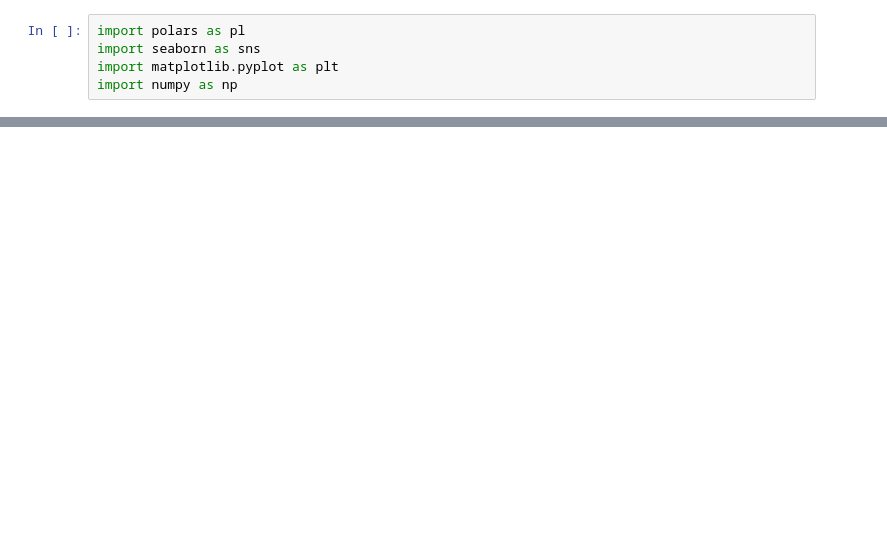
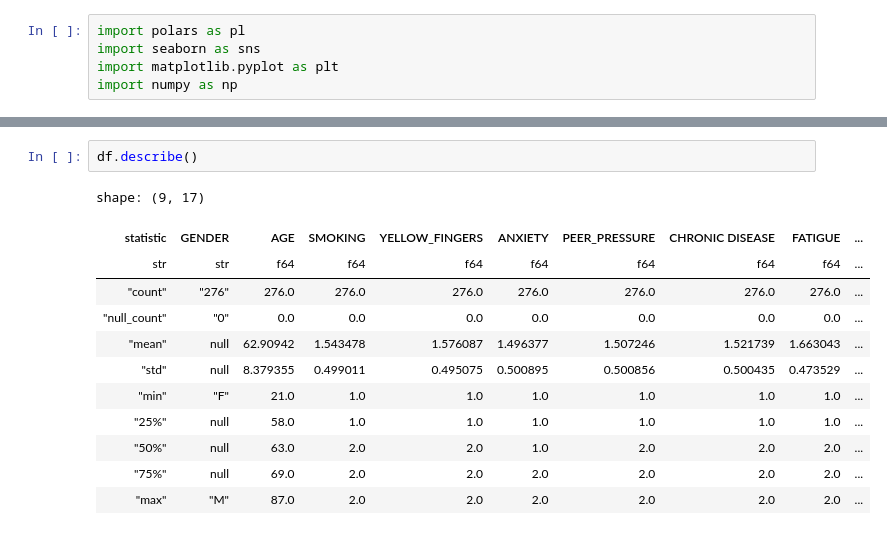
Before and after one commit to the-madhankumar/LungCancer, a Jupyter notebook: Code/main.ipynb, the cells around one changed output, grey strips where cells are left out. Saved outputs shown, nothing was run; the diff lists cells and outputs as text; blank space fills up the shorter version.

```diff
--- a/Code/main.ipynb
+++ b/Code/main.ipynb
@@ -17,0 +57,15 @@ shape: (5, 16)
+# %%
+df.describe()
+# %% [output]
+shape: (9, 17)
+| statistic | GENDER | AGE | SMOKING | YELLOW_FINGERS | ANXIETY | PEER_PRESSURE | CHRONIC DISEASE | FATIGUE | ... |
+| str | str | f64 | f64 | f64 | f64 | f64 | f64 | f64 | ... |
+| "count" | "276" | 276.0 | 276.0 | 276.0 | 276.0 | 276.0 | 276.0 | 276.0 | ... |
+| "null_count" | "0" | 0.0 | 0.0 | 0.0 | 0.0 | 0.0 | 0.0 | 0.0 | ... |
+| "mean" | null | 62.90942 | 1.543478 | 1.576087 | 1.496377 | 1.507246 | 1.521739 | 1.663043 | ... |
+| "std" | null | 8.379355 | 0.499011 | 0.495075 | 0.500895 | 0.500856 | 0.500435 | 0.473529 | ... |
+| "min" | "F" | 21.0 | 1.0 | 1.0 | 1.0 | 1.0 | 1.0 | 1.0 | ... |
+| "25%" | null | 58.0 | 1.0 | 1.0 | 1.0 | 1.0 | 1.0 | 1.0 | ... |
+| "50%" | null | 63.0 | 2.0 | 2.0 | 1.0 | 2.0 | 2.0 | 2.0 | ... |
+| "75%" | null | 69.0 | 2.0 | 2.0 | 2.0 | 2.0 | 2.0 | 2.0 | ... |
+| "max" | "M" | 87.0 | 2.0 | 2.0 | 2.0 | 2.0 | 2.0 | 2.0 | ... |
```
Also changed, not shown: parts of 12 cells of this notebook.
